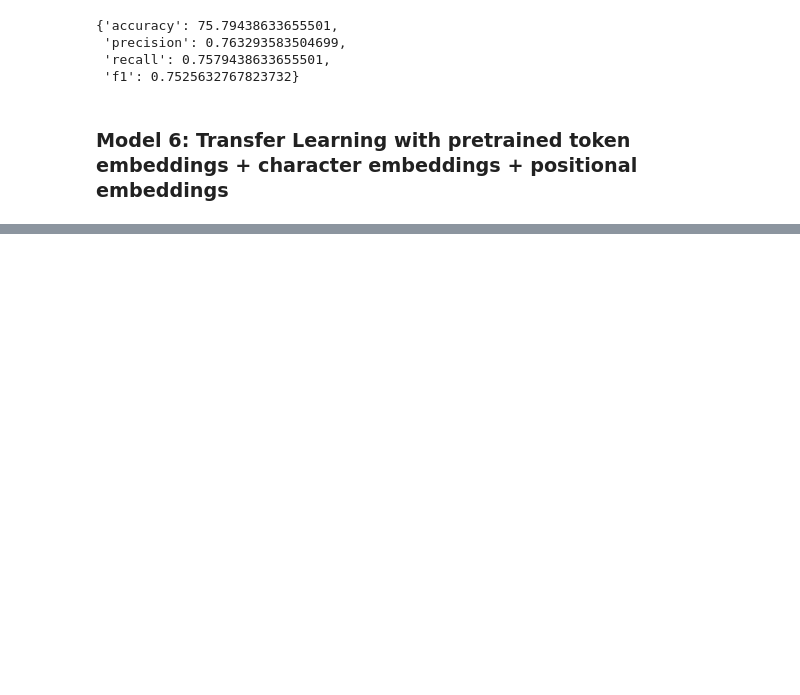
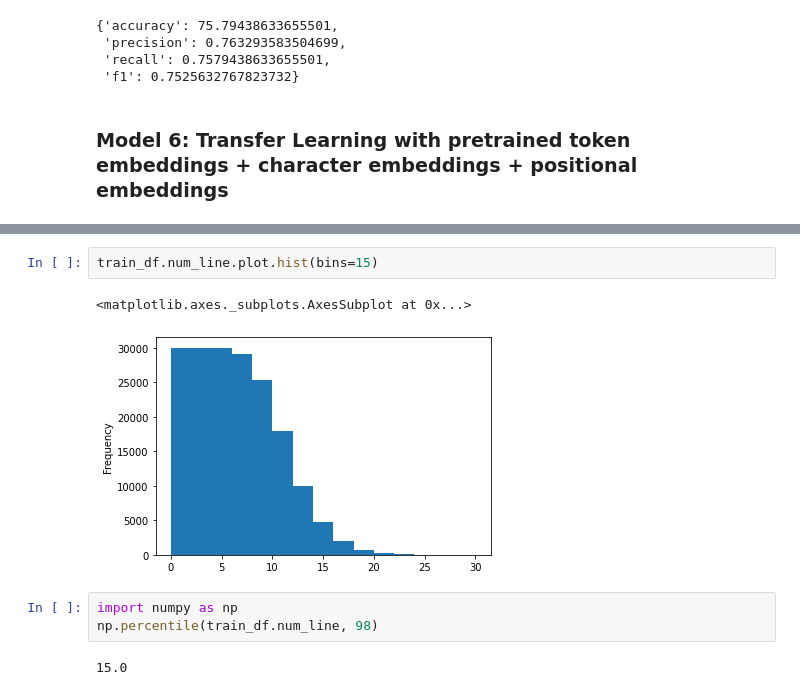
Before and after one commit to ayoubamazian/NLP, a Jupyter notebook: SkimLit_Project_With_NLP.ipynb, the cells around one changed output, grey strips where cells are left out. Cells and saved outputs as stored; diff of their text form; blank space fills up the shorter version.

```diff
--- a/SkimLit_Project_With_NLP.ipynb
+++ b/SkimLit_Project_With_NLP.ipynb
@@ -762,0 +834,10 @@ model_5_results
+# %%
+train_df.num_line.plot.hist(bins=15)
+# %% [output]
+<matplotlib.axes._subplots.AxesSubplot at 0x...>
+[figure, added]
+# %%
+import numpy as np
+np.percentile(train_df.num_line, 98)
+# %% [output]
+15.0
```
Also changed, not shown: parts of 22 cells of this notebook.
